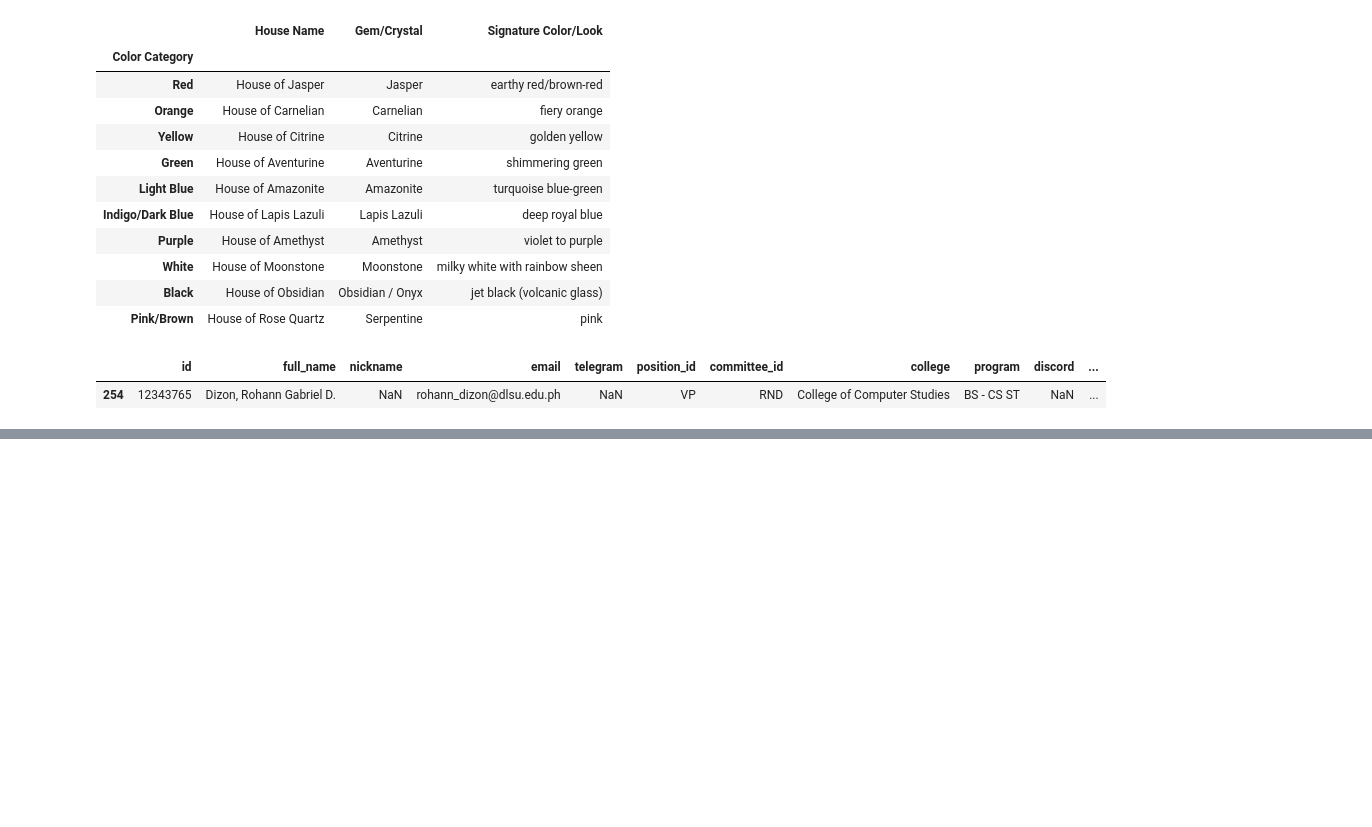
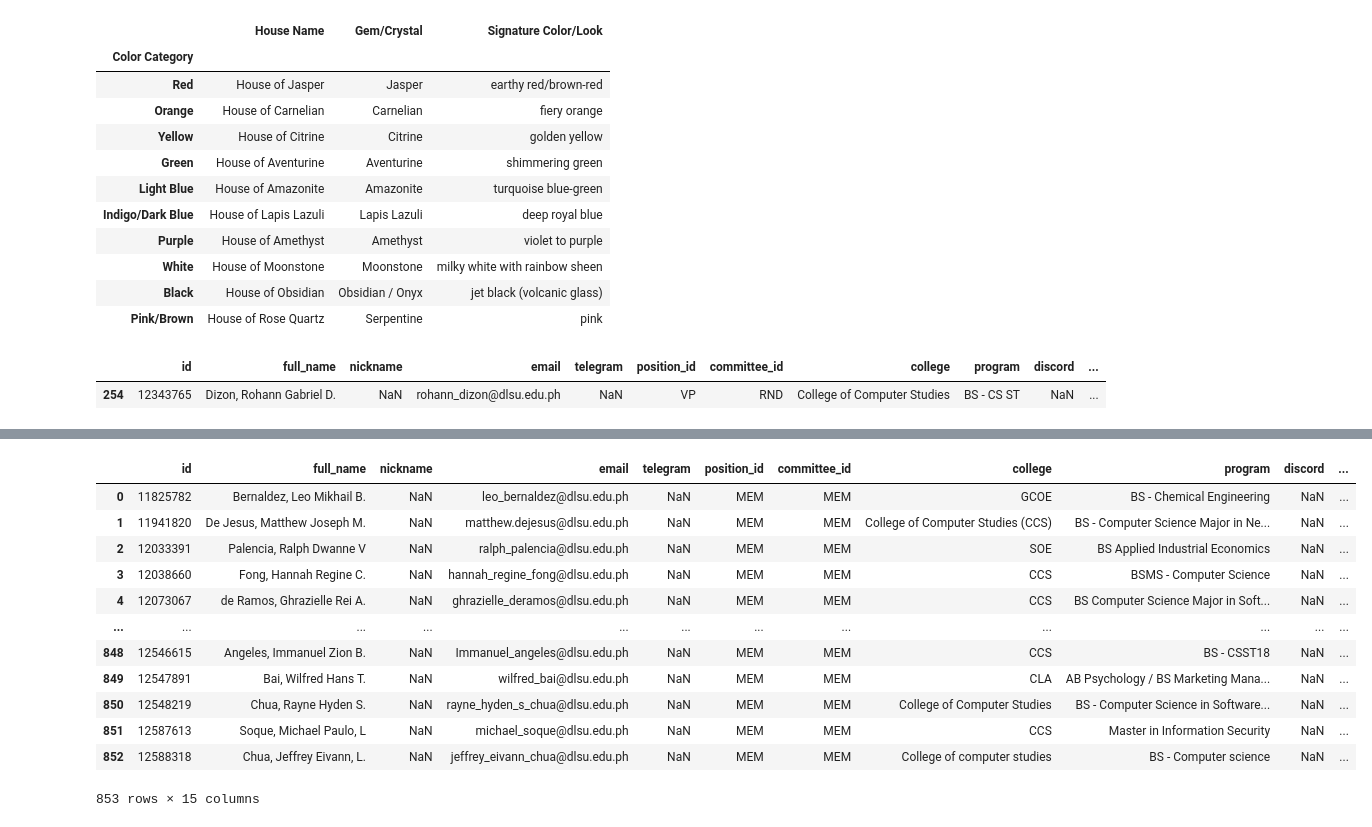
Before and after one commit to mbchavez27/members-house-clustering, a Jupyter notebook: main.ipynb, the cells around one changed output, grey strips where cells are left out. Saved outputs shown, nothing was run; the diff lists cells and outputs as text; code cells hidden in the pictures; blank space fills up the shorter version.

```diff
--- a/main.ipynb
+++ b/main.ipynb
@@ -1,11 +1,11 @@
 # %%
 import pandas as pd
-#import re
-#import nltk
-#from nltk.corpus import stopwords
+import re
+import nltk
+from nltk.corpus import stopwords
 
-#nltk.download("stopwords")
-#stop_words = set(stopwords.words("english"))
+nltk.download("stopwords")
+stop_words = set(stopwords.words("english"))
 
 # lscs members
 lscs = pd.read_csv(
@@ -132,0 +133,23 @@ Name: cleaned_interests, Length: 853, dtype: object
+# %%
+def extract_keywords(text):
+    if not text:
+        return []
+    words = re.findall(r'\b[a-zA-Z]{3,}\b', text.lower())
+    return [w for w in words if w not in stop_words]
+
+lscs["keywords_list"] = lscs["cleaned_interests"].apply(extract_keywords)
+lscs
+# %% [output]
+|  | id | full_name | nickname | email | telegram | position_id | committee_id | college | program | discord | ... |
+| 0 | 11825782 | Bernaldez, Leo Mikhail B. | NaN | leo_bernaldez@dlsu.edu.ph | NaN | MEM | MEM | GCOE | BS - Chemical Engineering | NaN | ... |
+| 1 | 11941820 | De Jesus, Matthew Joseph M. | NaN | matthew.dejesus@dlsu.edu.ph | NaN | MEM | MEM | College of Computer Studies (CCS) | BS - Computer Science Major in Ne... | NaN | ... |
+| 2 | 12033391 | Palencia, Ralph Dwanne V | NaN | ralph_palencia@dlsu.edu.ph | NaN | MEM | MEM | SOE | BS Applied Industrial Economics | NaN | ... |
+| 3 | 12038660 | Fong, Hannah Regine C. | NaN | hannah_regine_fong@dlsu.edu.ph | NaN | MEM | MEM | CCS | BSMS - Computer Science | NaN | ... |
+| 4 | 12073067 | de Ramos, Ghrazielle Rei A. | NaN | ghrazielle_deramos@dlsu.edu.ph | NaN | MEM | MEM | CCS | BS Computer Science Major in Soft... | NaN | ... |
+| ... | ... | ... | ... | ... | ... | ... | ... | ... | ... | ... | ... |
+| 848 | 12546615 | Angeles, Immanuel Zion B. | NaN | Immanuel_angeles@dlsu.edu.ph | NaN | MEM | MEM | CCS | BS - CSST18 | NaN | ... |
+| 849 | 12547891 | Bai, Wilfred Hans T. | NaN | wilfred_bai@dlsu.edu.ph | NaN | MEM | MEM | CLA | AB Psychology / BS Marketing Mana... | NaN | ... |
+| 850 | 12548219 | Chua, Rayne Hyden S. | NaN | rayne_hyden_s_chua@dlsu.edu.ph | NaN | MEM | MEM | College of Computer Studies | BS - Computer Science in Software... | NaN | ... |
+| 851 | 12587613 | Soque, Michael Paulo, L | NaN | michael_soque@dlsu.edu.ph | NaN | MEM | MEM | CCS | Master in Information Security | NaN | ... |
+| 852 | 12588318 | Chua, Jeffrey Eivann, L. | NaN | jeffrey_eivann_chua@dlsu.edu.ph | NaN | MEM | MEM | College of computer studies | BS - Computer science | NaN | ... |
+853 rows × 15 columns
```
Also changed, not shown: parts of 6 cells of this notebook.
